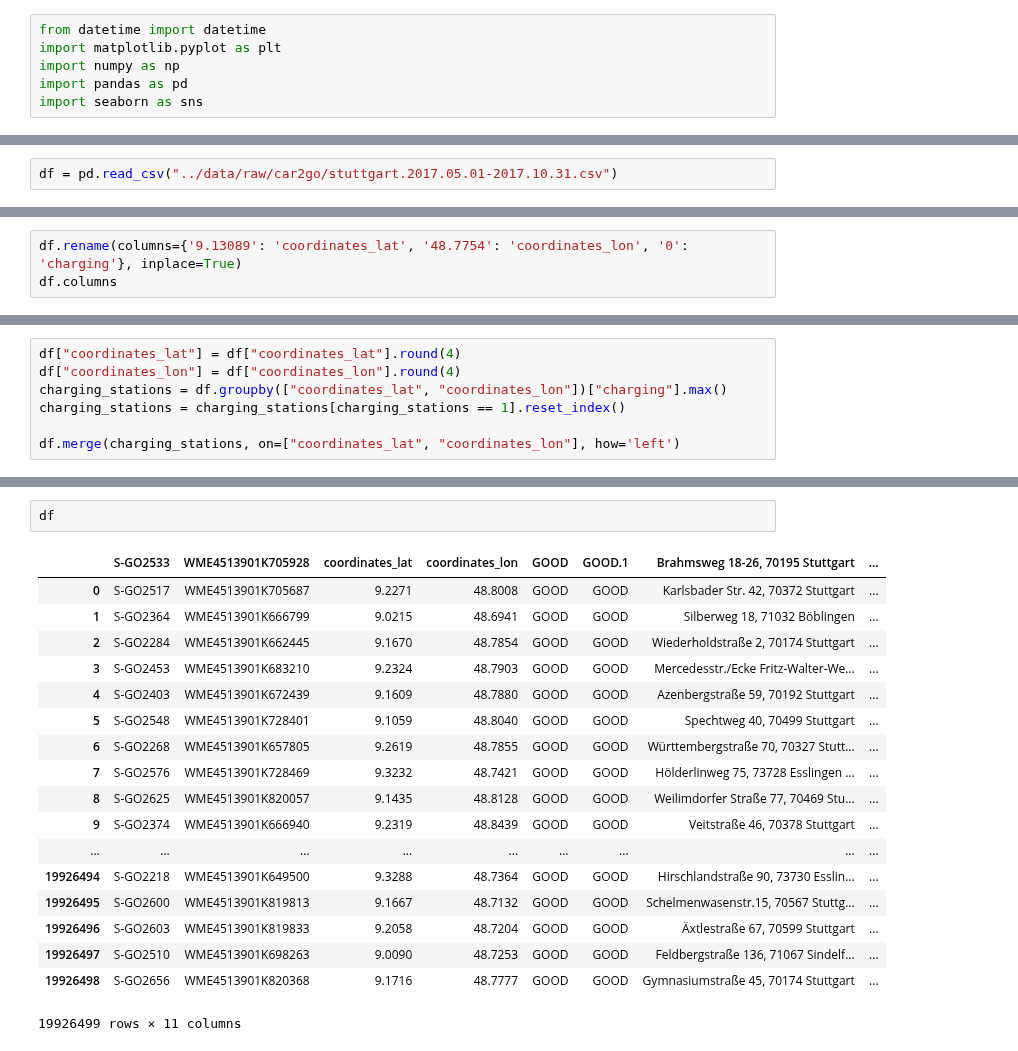
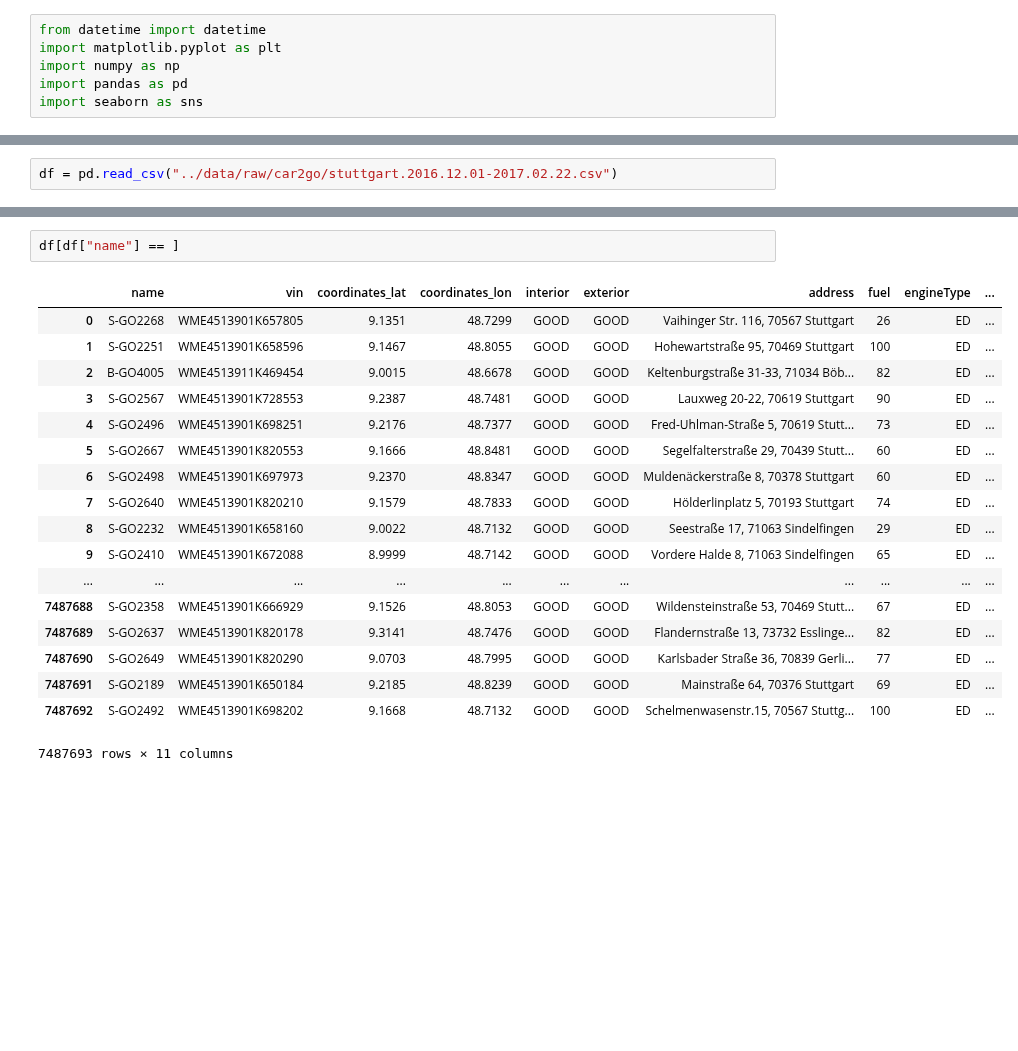
Before and after one commit to indyfree/FleetSim, a Jupyter notebook: notebooks/00-Playground.ipynb, the cells around one changed output, grey strips where cells are left out. Drawn from its saved outputs; the diff is of its cells as text; blank space fills up the shorter version.

Commit message:
[nb/playground] Check data

```diff
--- a/notebooks/00-Playground.ipynb
+++ b/notebooks/00-Playground.ipynb
@@ -10,2 +96,2 @@ import seaborn as sns
 # %%
-df = pd.read_csv("../data/raw/car2go/stuttgart.2017.05.01-2017.10.31.csv")
+df = pd.read_csv("../data/raw/car2go/stuttgart.2016.12.01-2017.02.22.csv")
@@ -16,3 +97,0 @@ Index(['S-GO2533', 'WME4513901K705928', '9.13089', '48.7754', 'GOOD', 'GOOD.1',
-# %%
-df.rename(columns={'9.13089': 'coordinates_lat', '48.7754': 'coordinates_lon', '0': 'charging'}, inplace=True)
-df.columns
@@ -24,7 +97,0 @@ Index(['S-GO2533', 'WME4513901K705928', 'coordinates_lat', 'coordinates_lon',
-# %%
-df["coordinates_lat"] = df["coordinates_lat"].round(4)
-df["coordinates_lon"] = df["coordinates_lon"].round(4)
-charging_stations = df.groupby(["coordinates_lat", "coordinates_lon"])["charging"].max()
-charging_stations = charging_stations[charging_stations == 1].reset_index()
-
-df.merge(charging_stations, on=["coordinates_lat", "coordinates_lon"], how='left')
@@ -50,21 +98,21 @@ df.merge(charging_stations, on=["coordinates_lat", "coordinates_lon"], how='left
 # %%
-df
+df[df["name"] == ]
 # %% [output]
-|  | S-GO2533 | WME4513901K705928 | coordinates_lat | coordinates_lon | GOOD | GOOD.1 | Brahmsweg 18-26, 70195 Stuttgart | ... |
-| 0 | S-GO2517 | WME4513901K705687 | 9.2271 | 48.8008 | GOOD | GOOD | Karlsbader Str. 42, 70372 Stuttgart | ... |
-| 1 | S-GO2364 | WME4513901K666799 | 9.0215 | 48.6941 | GOOD | GOOD | Silberweg 18, 71032 Böblingen | ... |
-| 2 | S-GO2284 | WME4513901K662445 | 9.1670 | 48.7854 | GOOD | GOOD | Wiederholdstraße 2, 70174 Stuttgart | ... |
-| 3 | S-GO2453 | WME4513901K683210 | 9.2324 | 48.7903 | GOOD | GOOD | Mercedesstr./Ecke Fritz-Walter-We... | ... |
-| 4 | S-GO2403 | WME4513901K672439 | 9.1609 | 48.7880 | GOOD | GOOD | Azenbergstraße 59, 70192 Stuttgart | ... |
-| 5 | S-GO2548 | WME4513901K728401 | 9.1059 | 48.8040 | GOOD | GOOD | Spechtweg 40, 70499 Stuttgart | ... |
-| 6 | S-GO2268 | WME4513901K657805 | 9.2619 | 48.7855 | GOOD | GOOD | Württembergstraße 70, 70327 Stutt... | ... |
-| 7 | S-GO2576 | WME4513901K728469 | 9.3232 | 48.7421 | GOOD | GOOD | Hölderlinweg 75, 73728 Esslingen ... | ... |
-| 8 | S-GO2625 | WME4513901K820057 | 9.1435 | 48.8128 | GOOD | GOOD | Weilimdorfer Straße 77, 70469 Stu... | ... |
-| 9 | S-GO2374 | WME4513901K666940 | 9.2319 | 48.8439 | GOOD | GOOD | Veitstraße 46, 70378 Stuttgart | ... |
-| ... | ... | ... | ... | ... | ... | ... | ... | ... |
-| 19926494 | S-GO2218 | WME4513901K649500 | 9.3288 | 48.7364 | GOOD | GOOD | Hirschlandstraße 90, 73730 Esslin... | ... |
-| 19926495 | S-GO2600 | WME4513901K819813 | 9.1667 | 48.7132 | GOOD | GOOD | Schelmenwasenstr.15, 70567 Stuttg... | ... |
-| 19926496 | S-GO2603 | WME4513901K819833 | 9.2058 | 48.7204 | GOOD | GOOD | Äxtlestraße 67, 70599 Stuttgart | ... |
-| 19926497 | S-GO2510 | WME4513901K698263 | 9.0090 | 48.7253 | GOOD | GOOD | Feldbergstraße 136, 71067 Sindelf... | ... |
-| 19926498 | S-GO2656 | WME4513901K820368 | 9.1716 | 48.7777 | GOOD | GOOD | Gymnasiumstraße 45, 70174 Stuttgart | ... |
+|  | name | vin | coordinates_lat | coordinates_lon | interior | exterior | address | fuel | engineType | ... |
+| 0 | S-GO2268 | WME4513901K657805 | 9.1351 | 48.7299 | GOOD | GOOD | Vaihinger Str. 116, 70567 Stuttgart | 26 | ED | ... |
+| 1 | S-GO2251 | WME4513901K658596 | 9.1467 | 48.8055 | GOOD | GOOD | Hohewartstraße 95, 70469 Stuttgart | 100 | ED | ... |
+| 2 | B-GO4005 | WME4513911K469454 | 9.0015 | 48.6678 | GOOD | GOOD | Keltenburgstraße 31-33, 71034 Böb... | 82 | ED | ... |
+| 3 | S-GO2567 | WME4513901K728553 | 9.2387 | 48.7481 | GOOD | GOOD | Lauxweg 20-22, 70619 Stuttgart | 90 | ED | ... |
+| 4 | S-GO2496 | WME4513901K698251 | 9.2176 | 48.7377 | GOOD | GOOD | Fred-Uhlman-Straße 5, 70619 Stutt... | 73 | ED | ... |
+| 5 | S-GO2667 | WME4513901K820553 | 9.1666 | 48.8481 | GOOD | GOOD | Segelfalterstraße 29, 70439 Stutt... | 60 | ED | ... |
+| 6 | S-GO2498 | WME4513901K697973 | 9.2370 | 48.8347 | GOOD | GOOD | Muldenäckerstraße 8, 70378 Stuttgart | 60 | ED | ... |
+| 7 | S-GO2640 | WME4513901K820210 | 9.1579 | 48.7833 | GOOD | GOOD | Hölderlinplatz 5, 70193 Stuttgart | 74 | ED | ... |
+| 8 | S-GO2232 | WME4513901K658160 | 9.0022 | 48.7132 | GOOD | GOOD | Seestraße 17, 71063 Sindelfingen | 29 | ED | ... |
+| 9 | S-GO2410 | WME4513901K672088 | 8.9999 | 48.7142 | GOOD | GOOD | Vordere Halde 8, 71063 Sindelfingen | 65 | ED | ... |
+| ... | ... | ... | ... | ... | ... | ... | ... | ... | ... | ... |
+| 7487688 | S-GO2358 | WME4513901K666929 | 9.1526 | 48.8053 | GOOD | GOOD | Wildensteinstraße 53, 70469 Stutt... | 67 | ED | ... |
+| 7487689 | S-GO2637 | WME4513901K820178 | 9.3141 | 48.7476 | GOOD | GOOD | Flandernstraße 13, 73732 Esslinge... | 82 | ED | ... |
+| 7487690 | S-GO2649 | WME4513901K820290 | 9.0703 | 48.7995 | GOOD | GOOD | Karlsbader Straße 36, 70839 Gerli... | 77 | ED | ... |
+| 7487691 | S-GO2189 | WME4513901K650184 | 9.2185 | 48.8239 | GOOD | GOOD | Mainstraße 64, 70376 Stuttgart | 69 | ED | ... |
+| 7487692 | S-GO2492 | WME4513901K698202 | 9.1668 | 48.7132 | GOOD | GOOD | Schelmenwasenstr.15, 70567 Stuttg... | 100 | ED | ... |
-19926499 rows × 11 columns
+7487693 rows × 11 columns
```
Also changed, not shown: parts of 20 cells of this notebook, 1 other file.
